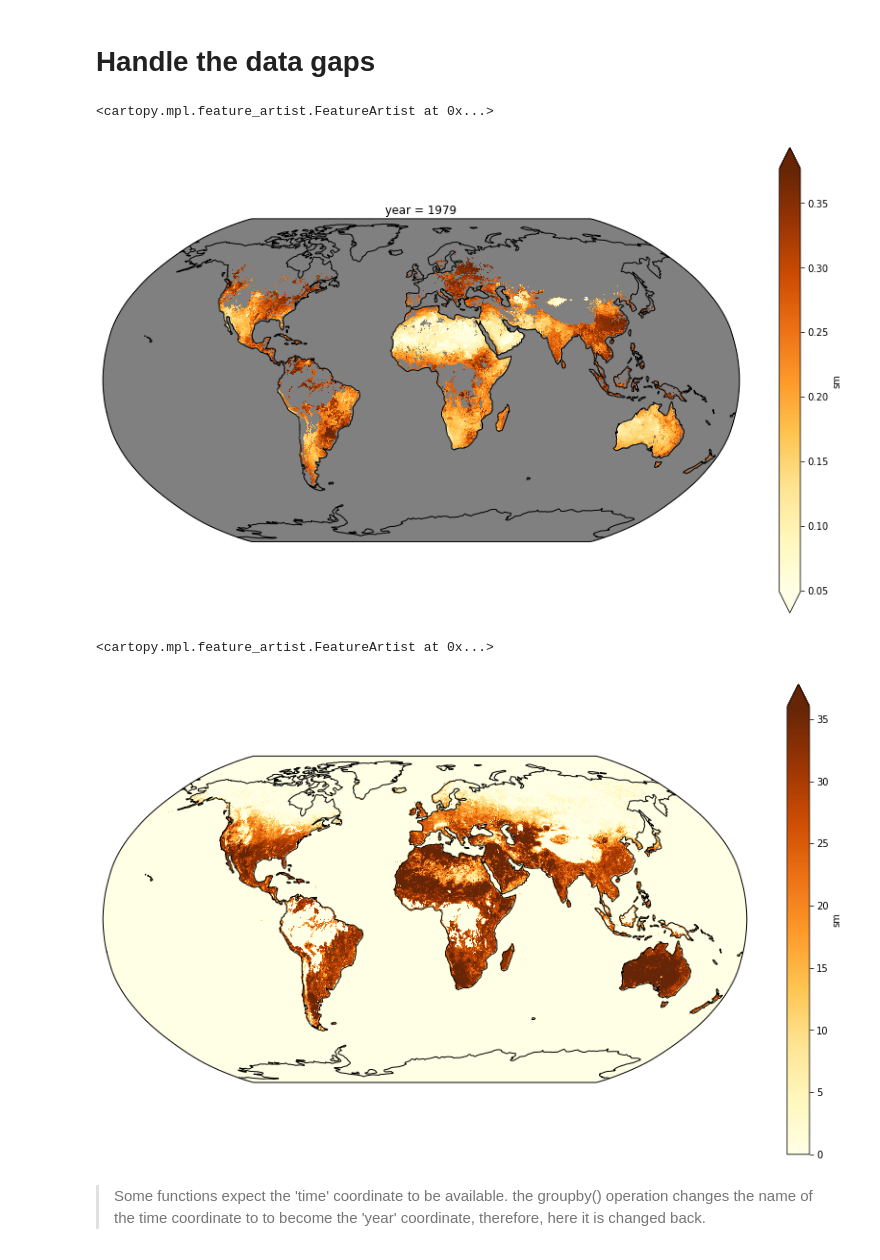
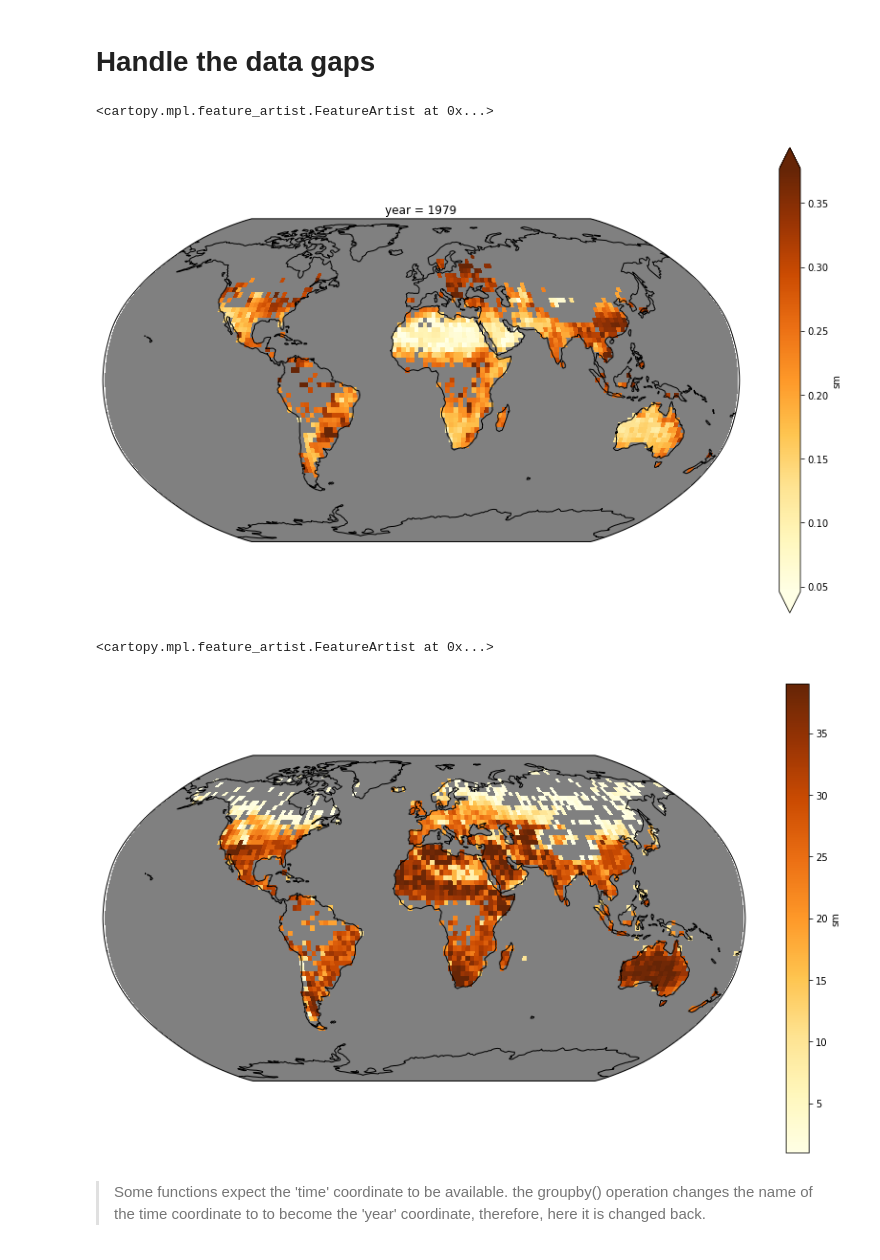
Before and after one commit to bascrezee/trend_framework, a Jupyter notebook: notebooks/example_trends_3d_cds-satellite-soil-moisture.ipynb, the cells around one changed output. Saved outputs shown, nothing was run; the diff lists cells and outputs as text; code cells hidden in the pictures.

Commit message:
added grey shading to nyear plot

```diff
--- a/notebooks/example_trends_3d_cds-satellite-soil-moisture.ipynb
+++ b/notebooks/example_trends_3d_cds-satellite-soil-moisture.ipynb
@@ -23,7 +23,7 @@ mydat = cat['esa_cci_sm_combined_v05.0']
 mydat = mydat.to_dask()
 
 # Reduce data size a little by taking every tenth grid cell in lat and in lon direction
-mydat = mydat.sm[:,:,:]
+mydat = mydat.sm[:,::10,::10]
 
 mydat = mydat.sel({'time' : slice('1979','2018')}) # Select from 1979
 
@@ -72,16 +72,16 @@ yearmean[0].plot(ax=ax, transform=ccrs.PlateCarree(),robust=True, cmap=cmap_valu
 ax.coastlines()
 # %% [output]
 <cartopy.mpl.feature_artist.FeatureArtist at 0x...>
-[figure, old version]
+[figure, new version]
 # %%
 nvalid_years = (validfraction_peryear > .8).sum('year')
 fig = plt.figure(figsize=(15, 9))
 ax = fig.add_subplot(111, projection=ccrs.Robinson())
-nvalid_years.plot(ax=ax, transform=ccrs.PlateCarree(),robust=True,cmap=cmap_values)
+nvalid_years.where(nvalid_years > 0).plot(ax=ax, transform=ccrs.PlateCarree(),robust=True,cmap=cmap_values)
 ax.coastlines()
 # %% [output]
 <cartopy.mpl.feature_artist.FeatureArtist at 0x...>
-[figure, old version]
+[figure, new version]
 # %%
 valid_mask = (nvalid_years > 20).to_dataset() # Convert to DataSet for broadcasting
 valid_mask = xr.broadcast(valid_mask,yearmean)[0]
```
Also changed, not shown: parts of 5 cells of this notebook, 2 other files.
